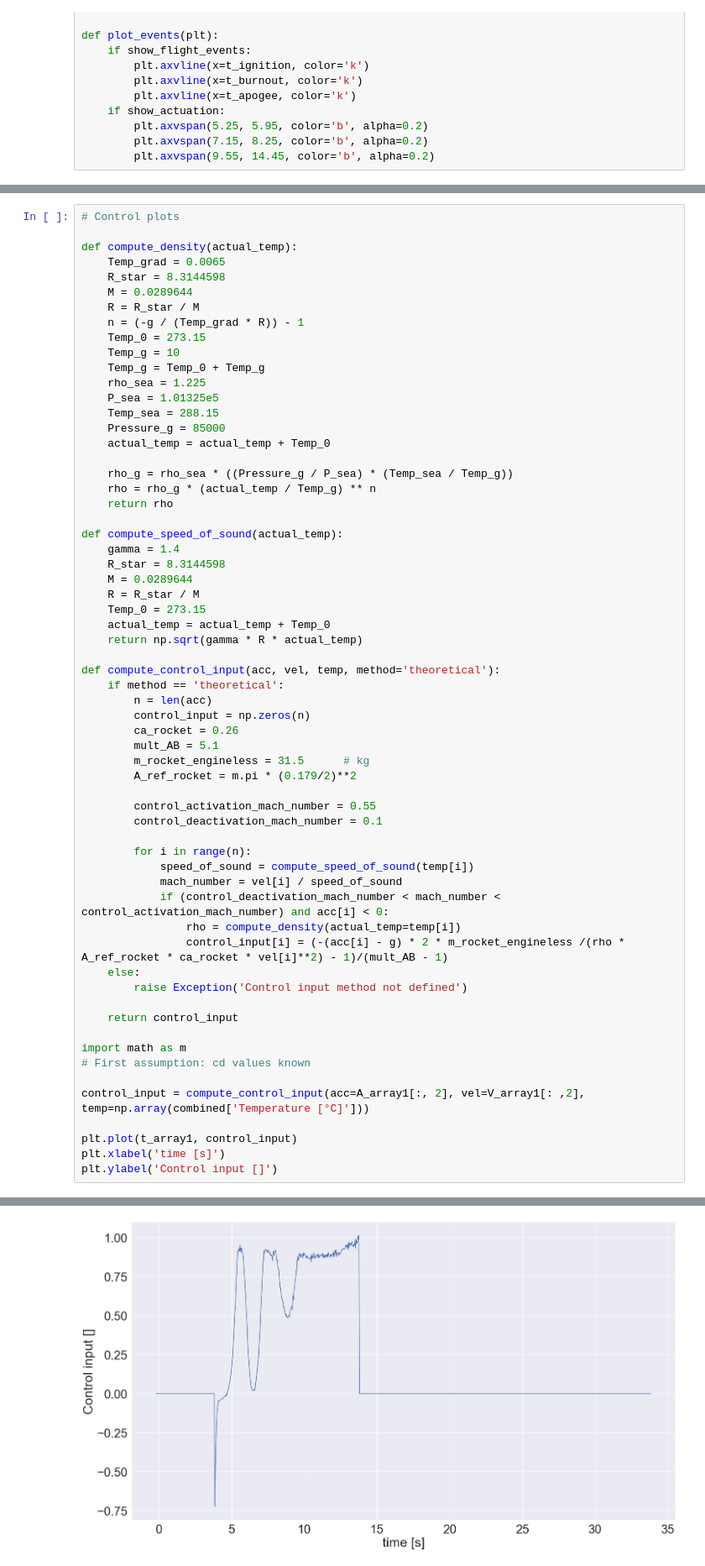
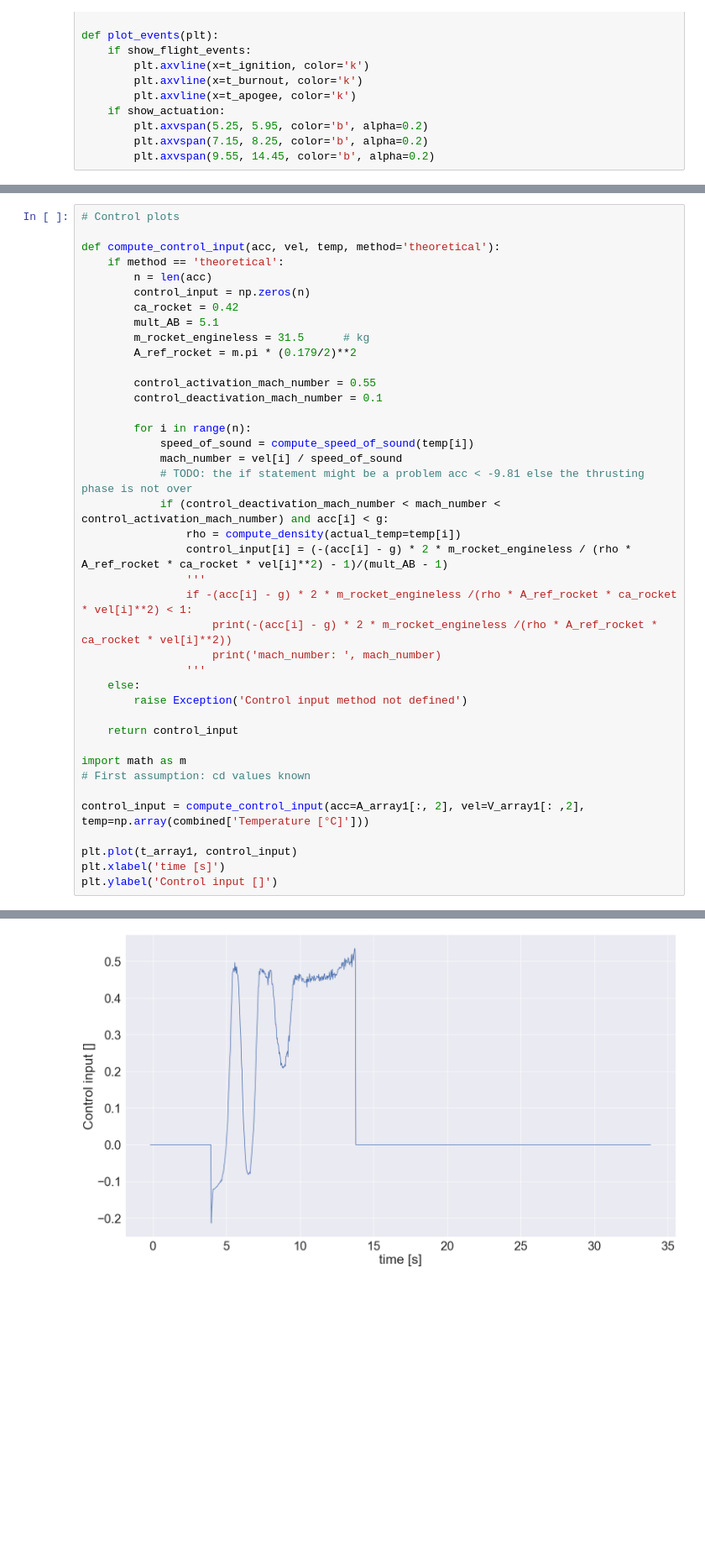
Before and after one commit to aris-space/euler-avionics, a Jupyter notebook: maiden_launch_analysis/maiden_launch_trajectory.ipynb, the cells around one changed output, grey strips where cells are left out. Shown at 84% size. Drawn from its saved outputs; the diff is of its cells as text; blank space fills up the shorter version.

```diff
--- a/maiden_launch_analysis/maiden_launch_trajectory.ipynb
+++ b/maiden_launch_analysis/maiden_launch_trajectory.ipynb
@@ -286,65 +364,43 @@ plt.show()
 # %%
 # Control plots
-
-def compute_density(actual_temp):
-    Temp_grad = 0.0065
-    R_star = 8.3144598
-    M = 0.0289644
-    R = R_star / M
-    n = (-g / (Temp_grad * R)) - 1
-    Temp_0 = 273.15
-    Temp_g = 10
-    Temp_g = Temp_0 + Temp_g
-    rho_sea = 1.225
-    P_sea = 1.01325e5
-    Temp_sea = 288.15
-    Pressure_g = 85000
-    actual_temp = actual_temp + Temp_0
-
-    rho_g = rho_sea * ((Pressure_g / P_sea) * (Temp_sea / Temp_g))
-    rho = rho_g * (actual_temp / Temp_g) ** n
-    return rho
-
-def compute_speed_of_sound(actual_temp):
-    gamma = 1.4
-    R_star = 8.3144598
-    M = 0.0289644
-    R = R_star / M
-    Temp_0 = 273.15
-    actual_temp = actual_temp + Temp_0
-    return np.sqrt(gamma * R * actual_temp)
 
 def compute_control_input(acc, vel, temp, method='theoretical'):
     if method == 'theoretical':
         n = len(acc)
         control_input = np.zeros(n)
-        ca_rocket = 0.26
+        ca_rocket = 0.42
         mult_AB = 5.1
         m_rocket_engineless = 31.5      # kg
         A_ref_rocket = m.pi * (0.179/2)**2
 
         control_activation_mach_number = 0.55
         control_deactivation_mach_number = 0.1
 
         for i in range(n):
             speed_of_sound = compute_speed_of_sound(temp[i])
             mach_number = vel[i] / speed_of_sound
-            if (control_deactivation_mach_number < mach_number < control_activation_mach_number) and acc[i] < 0:
+            # TODO: the if statement might be a problem acc < -9.81 else the thrusting phase is not over
+            if (control_deactivation_mach_number < mach_number < control_activation_mach_number) and acc[i] < g:
                 rho = compute_density(actual_temp=temp[i])
-                control_input[i] = (-(acc[i] - g) * 2 * m_rocket_engineless /(rho * A_ref_rocket * ca_rocket * vel[i]**2) - 1)/(mult_AB - 1)
+                control_input[i] = (-(acc[i] - g) * 2 * m_rocket_engineless / (rho * A_ref_rocket * ca_rocket * vel[i]**2) - 1)/(mult_AB - 1)
+                '''
+                if -(acc[i] - g) * 2 * m_rocket_engineless /(rho * A_ref_rocket * ca_rocket * vel[i]**2) < 1:
+                    print(-(acc[i] - g) * 2 * m_rocket_engineless /(rho * A_ref_rocket * ca_rocket * vel[i]**2))
+                    print('mach_number: ', mach_number)
+                '''
     else:
         raise Exception('Control input method not defined')
 
     return control_input
 
 import math as m
 # First assumption: cd values known
 
 control_input = compute_control_input(acc=A_array1[:, 2], vel=V_array1[: ,2], temp=np.array(combined['Temperature [°C]']))
 
 plt.plot(t_array1, control_input)
 plt.xlabel('time [s]')
 plt.ylabel('Control input []')
 # %% [output]
 Text(0, 0.5, 'Control input []')
-[figure, old version]
+[figure, new version]
```
Also changed, not shown: parts of 1 cell of this notebook.
